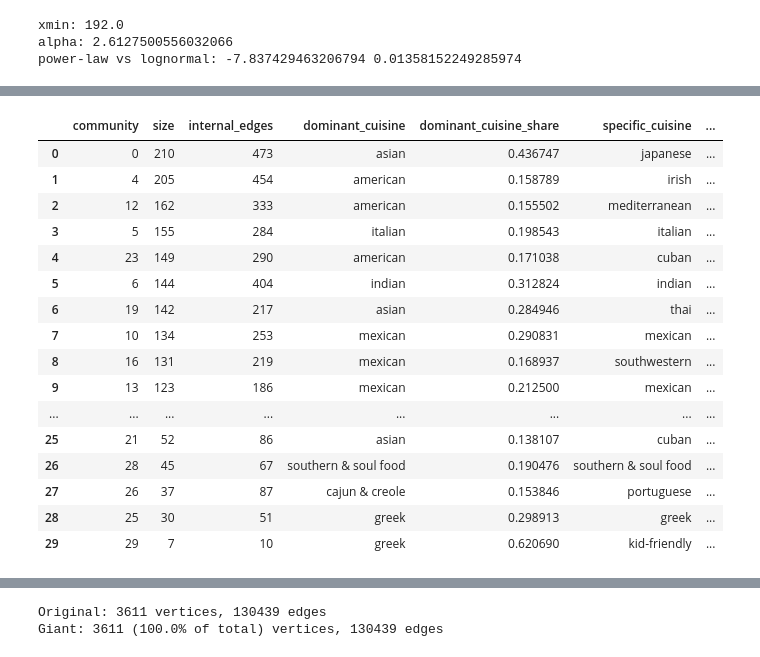
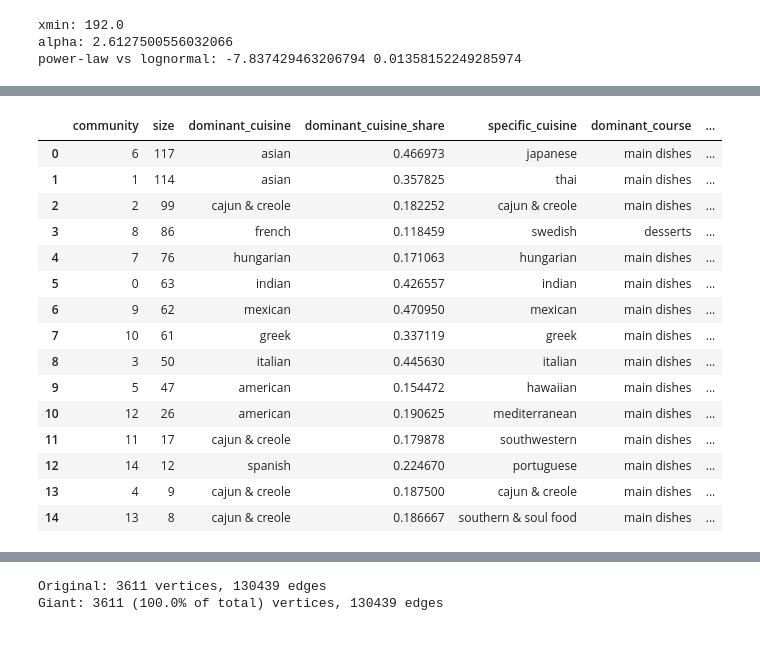
Before and after one commit to gvgbn/vos-proj-eda, a Jupyter notebook: analysis_kasat.ipynb, the cells around one changed output, grey strips where cells are left out. Drawn from its saved outputs; the diff is of its cells as text; code cells hidden in the pictures.

```diff
--- a/analysis_kasat.ipynb
+++ b/analysis_kasat.ipynb
@@ -20,4 +28,6 @@ from IPython.display import display
 # %%
 graph_nx = nx.read_graphml("graphs/ingredient_network_light.graphml")
+for n in graph_nx.nodes:
+    graph_nx.nodes[n]["recipe_count_log"] = np.log1p(graph_nx.nodes[n]["recipe_count"])
 graph = ig.Graph.from_networkx(graph_nx)
 # %% [markdown]
@@ -330,15 +489,20 @@ Connected components: 1
 # %%
-communities = sparse_graph.community_leiden(
-    objective_function="modularity",
-    weights=edge_weights,
-    n_iterations=-1,
-)
+communities = sparse_graph.community_leiden(objective_function="modularity", weights=edge_weight_name, n_iterations=-1)
 membership = communities.membership
 sparse_graph.vs["community"] = membership
+
 graph_nx_communities = dict(zip(sparse_graph.vs["_nx_name"], membership))
 nx.set_node_attributes(sparse_nx, graph_nx_communities, "community")
 
+# pmi_membership = [graph_nx_communities[name] for name in pmi_graph.vs["_nx_name"]]
+pmi_core_membership = [graph_nx_communities[name] for name in pmi_core_graph.vs["_nx_name"]]
+
 print("Communities:", len(communities))
-print("Modularity (PMI graph, kept nodes):", pmi_core_graph.modularity(membership, weights=pmi_core_edge_weights))
-print("Modularity (sparse graph):", sparse_graph.modularity(membership, weights=edge_weights))
+
+print()
+print("Modularity:")
+# print(f"\tInitial graph - {pmi_graph_nx.number_of_nodes()} nodes, {pmi_graph_nx.number_of_edges()}) edges:", pmi_graph.modularity(pmi_membership, weights=edge_weight_name))
+# print(f"\tsparse graph used for Leiden: {sparse_graph.vcount()} nodes, {sparse_graph.ecount()} edges:", sparse_graph.modularity(membership, weights=edge_weight_name))
+print(f"\t- {pmi_core_graph.vcount()} nodes, but edges ({pmi_core_graph.ecount()}) are kept:", pmi_core_graph.modularity(pmi_core_membership, weights=edge_weight_name))
+print(f"\t- Sparse graph used for Leiden - {sparse_graph.vcount()} nodes, {sparse_graph.ecount()} edges:", sparse_graph.modularity(membership, weights=edge_weight_name))
 # %% [output]
@@ -367,52 +533,66 @@ for community_id in sorted(set(membership)):
         ingredient_communities[ingredient_communities["community"] == community_id]
         .sort_values("weighted_degree", ascending=False)
     )
+    community_nodes = community_df["ingredient"].tolist()
+    top_community_edges = top_ppmi_edges(
+        pmi_core_nx,
+        nodes=community_nodes,
+        min_cooccurrence=MIN_EDGE_COOCCURRENCE,
+        top_n=6,
+    )
 
     cuisine_counts = Counter()
+    course_counts = Counter()
     for vertex_idx in vertex_indices:
         cuisine_counts.update(parse_counter_attr(sparse_graph.vs[vertex_idx]["cuisines"]))
+        course_counts.update(parse_counter_attr(sparse_graph.vs[vertex_idx]["courses"]))
 
     cuisine_total = sum(cuisine_counts.values())
-    dominant_cuisine, dominant_count = cuisine_counts.most_common(1)[0] if cuisine_counts else (None, 0)
+    course_total = sum(course_counts.values())
+    dominant_cuisine, dominant_cuisine_count = cuisine_counts.most_common(1)[0] if cuisine_counts else (None, 0)
+    dominant_course, dominant_course_count = course_counts.most_common(1)[0] if course_counts else (None, 0)
 
     cuisine_lifts = {
         cuisine: (count / cuisine_total) / (global_cuisine_counts[cuisine] / global_cuisine_total)
         for cuisine, count in cuisine_counts.items()
         if cuisine_total > 0 and global_cuisine_counts[cuisine] > 0 and count >= 3
     }
     specific_cuisine, specificity_lift = (
         max(cuisine_lifts.items(), key=lambda item: item[1])
         if cuisine_lifts else (None, float("nan"))
     )
 
     community_rows.append({
         "community": community_id,
         "size": len(vertex_indices),
-        "internal_edges": sparse_graph.subgraph(vertex_indices).ecount(),
+        # "internal_edges": sparse_graph.subgraph(vertex_indices).ecount(),
         "dominant_cuisine": dominant_cuisine,
-        "dominant_cuisine_share": dominant_count / cuisine_total if cuisine_total else 0,
+        "dominant_cuisine_share": dominant_cuisine_count / cuisine_total if cuisine_total else 0,
         "specific_cuisine": specific_cuisine,
-        "specificity_lift": specificity_lift,
+        # "specificity_lift": specificity_lift,
+        "dominant_course": dominant_course,
+        "dominant_course_share": dominant_course_count / course_total if course_total else 0,
         "central_ingredients": ", ".join(community_df["ingredient"].head(6)),
+        "top_ppmi_pairs": "; ".join(f"{row.ingredient_1} + {row.ingredient_2} (PPMI={row.positive_pmi:.2f}, n={row.recipe_count})"
+                                    for row in top_community_edges.itertuples(index=False)),
     })
 
 community_summary = pd.DataFrame(community_rows).sort_values("size", ascending=False).reset_index(drop=True)
 display(community_summary)
 # %% [output]
-|  | community | size | internal_edges | dominant_cuisine | dominant_cuisine_share | specific_cuisine | ... |
-| 0 | 0 | 210 | 473 | asian | 0.436747 | japanese | ... |
-| 1 | 4 | 205 | 454 | american | 0.158789 | irish | ... |
-| 2 | 12 | 162 | 333 | american | 0.155502 | mediterranean | ... |
-| 3 | 5 | 155 | 284 | italian | 0.198543 | italian | ... |
-| 4 | 23 | 149 | 290 | american | 0.171038 | cuban | ... |
-| 5 | 6 | 144 | 404 | indian | 0.312824 | indian | ... |
-| 6 | 19 | 142 | 217 | asian | 0.284946 | thai | ... |
-| 7 | 10 | 134 | 253 | mexican | 0.290831 | mexican | ... |
-| 8 | 16 | 131 | 219 | mexican | 0.168937 | southwestern | ... |
-| 9 | 13 | 123 | 186 | mexican | 0.212500 | mexican | ... |
-| ... | ... | ... | ... | ... | ... | ... | ... |
-| 25 | 21 | 52 | 86 | asian | 0.138107 | cuban | ... |
-| 26 | 28 | 45 | 67 | southern & soul food | 0.190476 | southern & soul food | ... |
-| 27 | 26 | 37 | 87 | cajun & creole | 0.153846 | portuguese | ... |
-| 28 | 25 | 30 | 51 | greek | 0.298913 | greek | ... |
-| 29 | 29 | 7 | 10 | greek | 0.620690 | kid-friendly | ... |
+|  | community | size | dominant_cuisine | dominant_cuisine_share | specific_cuisine | dominant_course | ... |
+| 0 | 6 | 117 | asian | 0.466973 | japanese | main dishes | ... |
+| 1 | 1 | 114 | asian | 0.357825 | thai | main dishes | ... |
+| 2 | 2 | 99 | cajun & creole | 0.182252 | cajun & creole | main dishes | ... |
+| 3 | 8 | 86 | french | 0.118459 | swedish | desserts | ... |
+| 4 | 7 | 76 | hungarian | 0.171063 | hungarian | main dishes | ... |
+| 5 | 0 | 63 | indian | 0.426557 | indian | main dishes | ... |
+| 6 | 9 | 62 | mexican | 0.470950 | mexican | main dishes | ... |
+| 7 | 10 | 61 | greek | 0.337119 | greek | main dishes | ... |
+| 8 | 3 | 50 | italian | 0.445630 | italian | main dishes | ... |
+| 9 | 5 | 47 | american | 0.154472 | hawaiian | main dishes | ... |
+| 10 | 12 | 26 | american | 0.190625 | mediterranean | main dishes | ... |
+| 11 | 11 | 17 | cajun & creole | 0.179878 | southwestern | main dishes | ... |
+| 12 | 14 | 12 | spanish | 0.224670 | portuguese | main dishes | ... |
+| 13 | 4 | 9 | cajun & creole | 0.187500 | cajun & creole | main dishes | ... |
+| 14 | 13 | 8 | cajun & creole | 0.186667 | southern & soul food | main dishes | ... |
```
Also changed, not shown: parts of 76 cells of this notebook.
